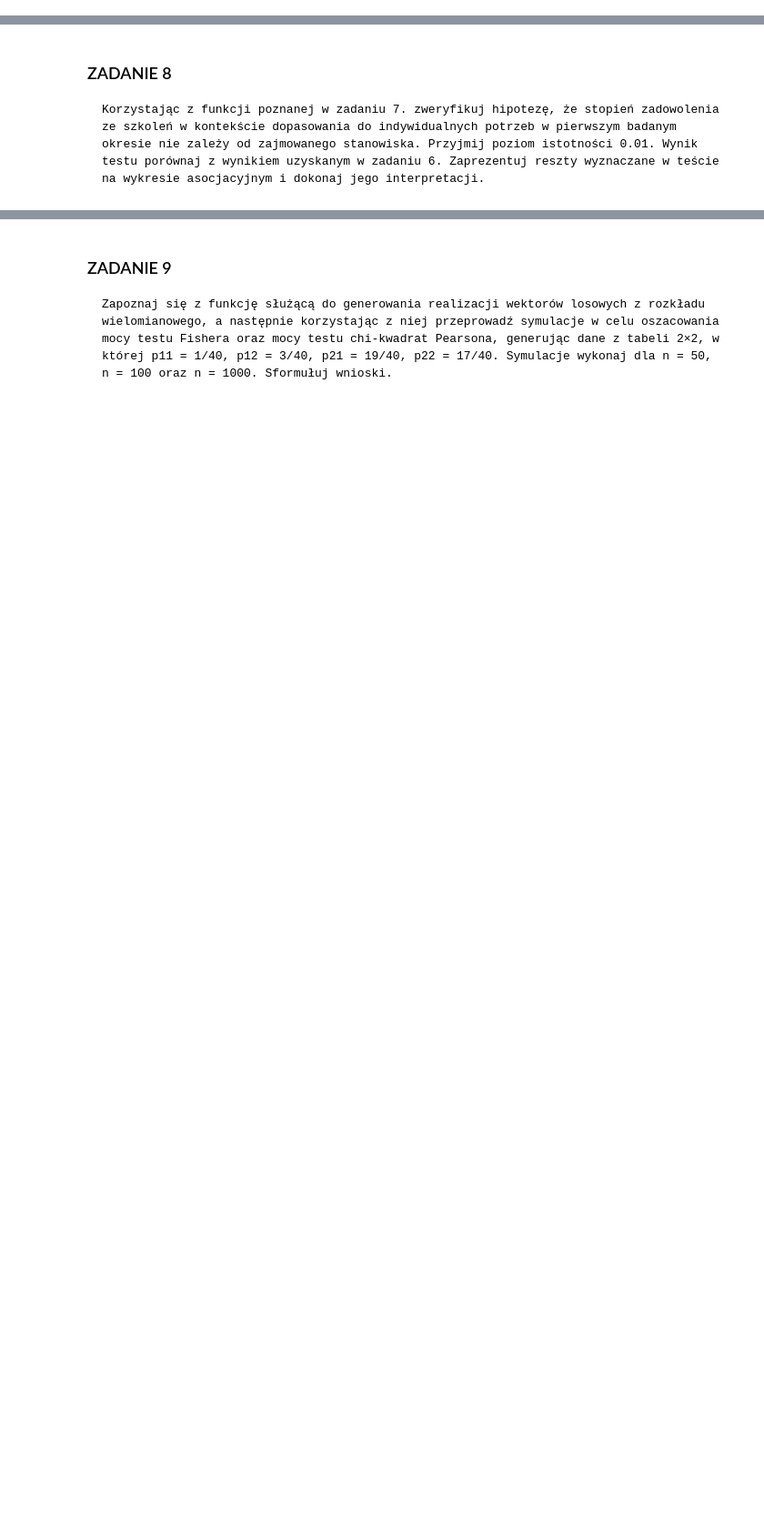
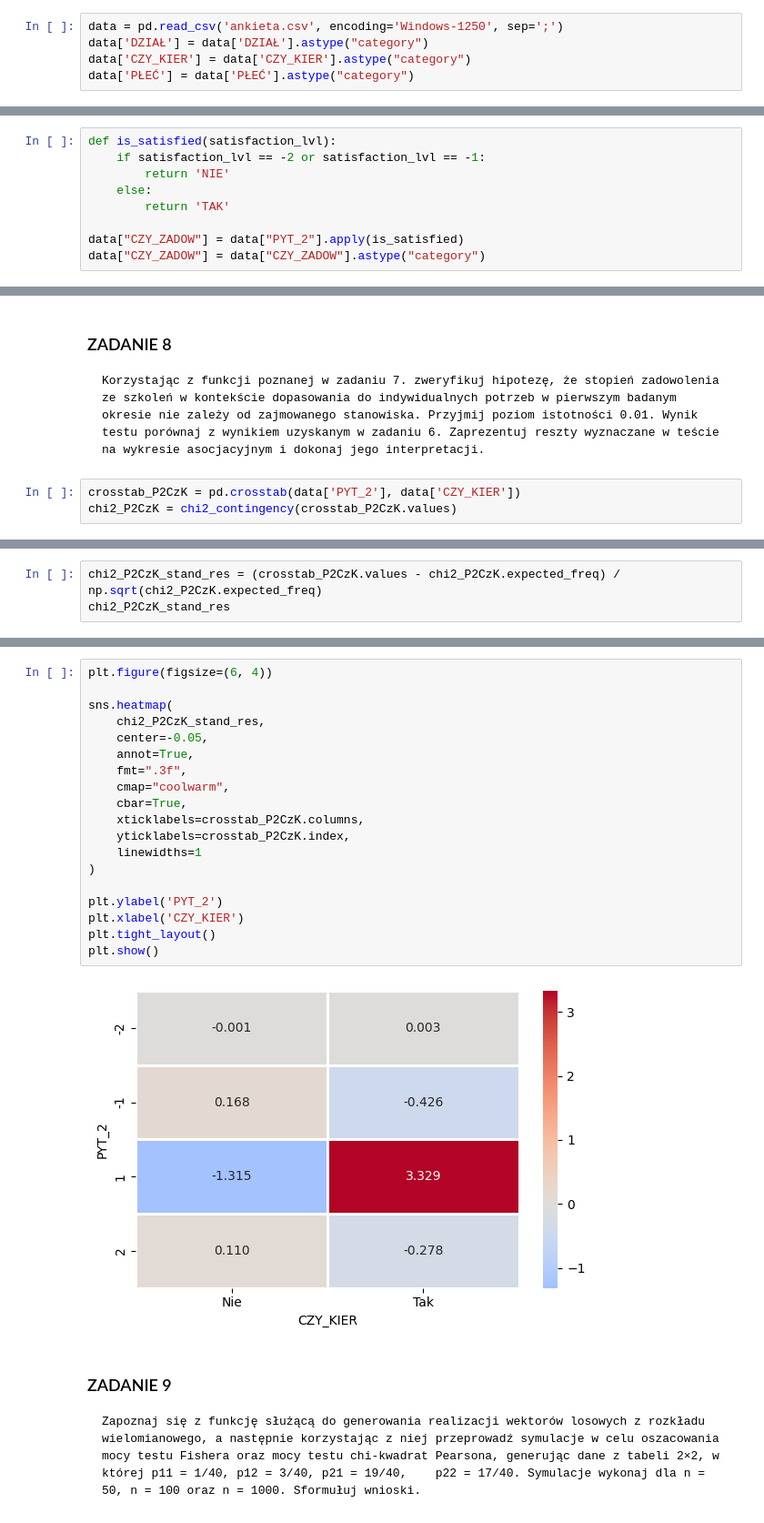
Before and after one commit to Jagaxxx/ADA_raporty, a Jupyter notebook: raport2/raport_l2.ipynb, the cells around one changed output, grey strips where cells are left out. Shown at 91% size. Saved outputs shown, nothing was run; the diff lists cells and outputs as text; blank space fills up the shorter version.

```diff
--- a/raport2/raport_l2.ipynb
+++ b/raport2/raport_l2.ipynb
@@ -4,0 +13,5 @@ $$\large \text{Autorzy: Katarzyna Rudzińska, Jagoda Płócienniczak}$$
+# %%
+data = pd.read_csv('ankieta.csv', encoding='Windows-1250', sep=';')
+data['DZIAŁ'] = data['DZIAŁ'].astype("category")
+data['CZY_KIER'] = data['CZY_KIER'].astype("category")
+data['PŁEĆ'] = data['PŁEĆ'].astype("category")
@@ -5,3 +31,12 @@ $$\large \text{Autorzy: Katarzyna Rudzińska, Jagoda Płócienniczak}$$
+# %%
+def is_satisfied(satisfaction_lvl):
+    if satisfaction_lvl == -2 or satisfaction_lvl == -1:
+        return 'NIE'
+    else:
+        return 'TAK'
+
+data["CZY_ZADOW"] = data["PYT_2"].apply(is_satisfied)
+data["CZY_ZADOW"] = data["CZY_ZADOW"].astype("category")
 # %% [markdown]
 ## CZĘŚĆ I
 # %% [markdown]
@@ -48,3 +104,6 @@ $$\large \text{Autorzy: Katarzyna Rudzińska, Jagoda Płócienniczak}$$
 # %% [markdown]
 ### ZADANIE 8
     Korzystając z funkcji poznanej w zadaniu 7. zweryfikuj hipotezę, że stopień zadowolenia ze szkoleń w kontekście dopasowania do indywidualnych potrzeb w pierwszym badanym okresie nie zależy od zajmowanego stanowiska. Przyjmij poziom istotności 0.01. Wynik testu porównaj z wynikiem uzyskanym w zadaniu 6. Zaprezentuj reszty wyznaczane w teście na wykresie asocjacyjnym i dokonaj jego interpretacji.
+# %%
+crosstab_P2CzK = pd.crosstab(data['PYT_2'], data['CZY_KIER'])
+chi2_P2CzK = chi2_contingency(crosstab_P2CzK.values)
@@ -50,0 +118,3 @@ $$\large \text{Autorzy: Katarzyna Rudzińska, Jagoda Płócienniczak}$$
+# %%
+chi2_P2CzK_stand_res = (crosstab_P2CzK.values - chi2_P2CzK.expected_freq) / np.sqrt(chi2_P2CzK.expected_freq)
+chi2_P2CzK_stand_res
@@ -51,2 +126,23 @@ $$\large \text{Autorzy: Katarzyna Rudzińska, Jagoda Płócienniczak}$$
+# %%
+plt.figure(figsize=(6, 4))
+
+sns.heatmap(
+    chi2_P2CzK_stand_res,
+    center=-0.05,
+    annot=True,
+    fmt=".3f",
+    cmap="coolwarm",
+    cbar=True,
+    xticklabels=crosstab_P2CzK.columns,
+    yticklabels=crosstab_P2CzK.index,
+    linewidths=1
+)
+
+plt.ylabel('PYT_2')
+plt.xlabel('CZY_KIER')
+plt.tight_layout()
+plt.show()
+# %% [output]
+[figure, added]
 # %% [markdown]
 ### ZADANIE 9
```
Also changed, not shown: parts of 22 cells of this notebook, 1 other file.
